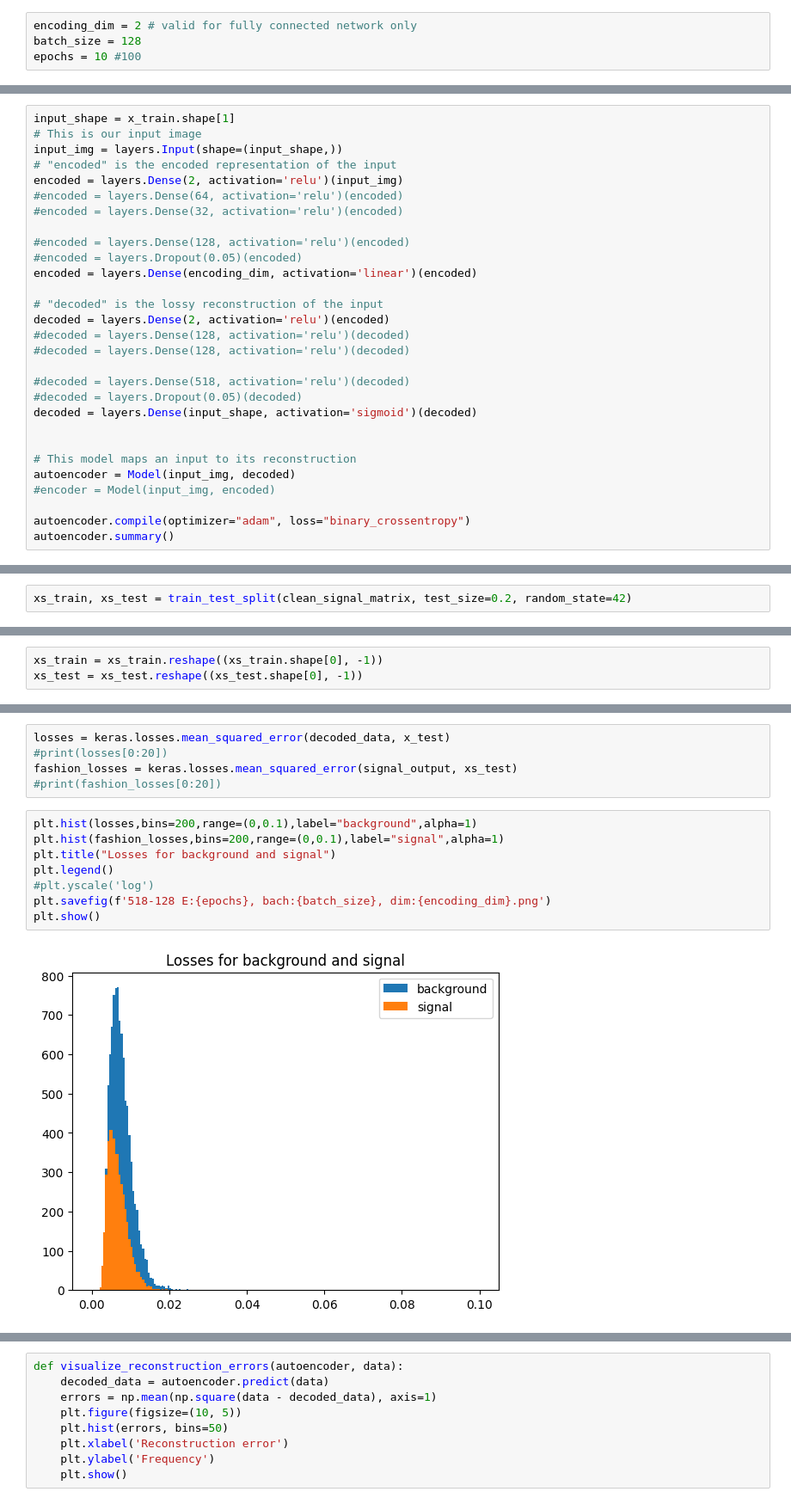
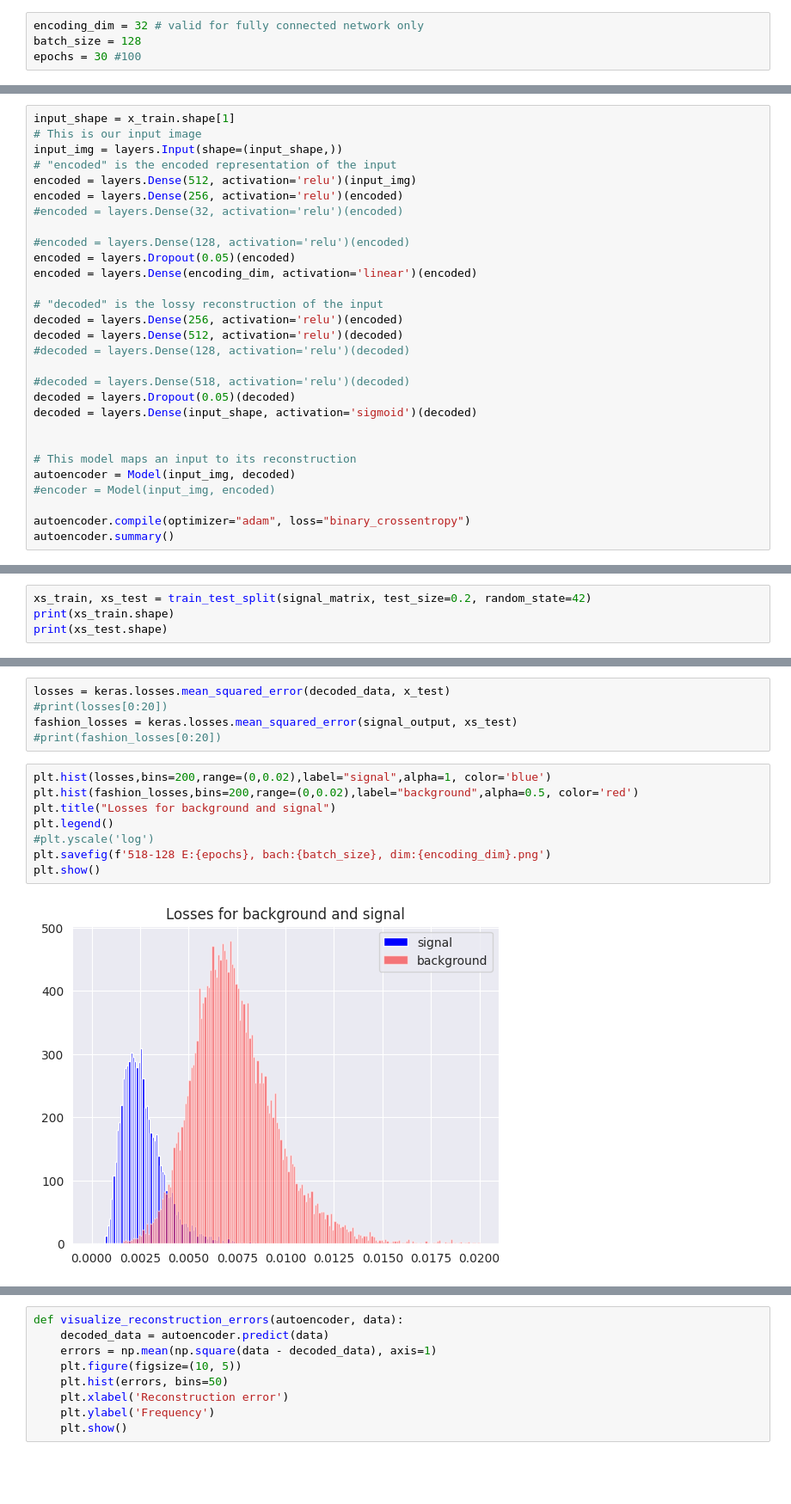
Before and after one commit to slysek/autoencoding_pp, a Jupyter notebook: Autoencoder_outliers.ipynb, the cells around one changed output, grey strips where cells are left out. Shown at 86% size. Cells and saved outputs as stored; diff of their text form; blank space fills up the shorter version.

Commit message:
cleaner code

```diff
--- a/Autoencoder_outliers.ipynb
+++ b/Autoencoder_outliers.ipynb
@@ -78,9 +54,9 @@ for i in range(10):
 # %% [markdown]
 # Hyperparameters
 # %%
-encoding_dim = 2 # valid for fully connected network only
+encoding_dim = 32 # valid for fully connected network only
 batch_size = 128
-epochs = 10 #100
+epochs = 30 #100
 # %% [markdown]
 # **Fully connected autoencoder**
 # %%
@@ -88,21 +64,21 @@ input_shape = x_train.shape[1]
 # This is our input image
 input_img = layers.Input(shape=(input_shape,))
 # "encoded" is the encoded representation of the input
-encoded = layers.Dense(2, activation='relu')(input_img)
-#encoded = layers.Dense(64, activation='relu')(encoded)
+encoded = layers.Dense(512, activation='relu')(input_img)
+encoded = layers.Dense(256, activation='relu')(encoded)
 #encoded = layers.Dense(32, activation='relu')(encoded)
 
 #encoded = layers.Dense(128, activation='relu')(encoded)
-#encoded = layers.Dropout(0.05)(encoded)
+encoded = layers.Dropout(0.05)(encoded)
 encoded = layers.Dense(encoding_dim, activation='linear')(encoded)
 
 # "decoded" is the lossy reconstruction of the input
-decoded = layers.Dense(2, activation='relu')(encoded)
-#decoded = layers.Dense(128, activation='relu')(decoded)
+decoded = layers.Dense(256, activation='relu')(encoded)
+decoded = layers.Dense(512, activation='relu')(decoded)
 #decoded = layers.Dense(128, activation='relu')(decoded)
 
 #decoded = layers.Dense(518, activation='relu')(decoded)
-#decoded = layers.Dropout(0.05)(decoded)
+decoded = layers.Dropout(0.05)(decoded)
 decoded = layers.Dense(input_shape, activation='sigmoid')(decoded)
 
 
@@ -242,4 +218,6 @@ clean_signal_matrix.shape
 # %% [markdown]
 # Reshape fashion data (only if you use the fully connected network)
 # %%
-xs_train, xs_test = train_test_split(clean_signal_matrix, test_size=0.2, random_state=42)
+xs_train, xs_test = train_test_split(signal_matrix, test_size=0.2, random_state=42)
+print(xs_train.shape)
+print(xs_test.shape)
@@ -254,3 +226,0 @@ xs_test.shape
-# %%
-xs_train = xs_train.reshape((xs_train.shape[0], -1))
-xs_test = xs_test.reshape((xs_test.shape[0], -1))
@@ -289,12 +247,12 @@ losses = keras.losses.mean_squared_error(decoded_data, x_test)
 fashion_losses = keras.losses.mean_squared_error(signal_output, xs_test)
 #print(fashion_losses[0:20])
 # %%
-plt.hist(losses,bins=200,range=(0,0.1),label="background",alpha=1)
-plt.hist(fashion_losses,bins=200,range=(0,0.1),label="signal",alpha=1)
+plt.hist(losses,bins=200,range=(0,0.02),label="signal",alpha=1, color='blue')
+plt.hist(fashion_losses,bins=200,range=(0,0.02),label="background",alpha=0.5, color='red')
 plt.title("Losses for background and signal")
 plt.legend()
 #plt.yscale('log')
 plt.savefig(f'518-128 E:{epochs}, bach:{batch_size}, dim:{encoding_dim}.png')
 plt.show()
 # %% [output]
-[figure, old version]
+[figure, new version]
```
Also changed, not shown: parts of 43 cells of this notebook.
